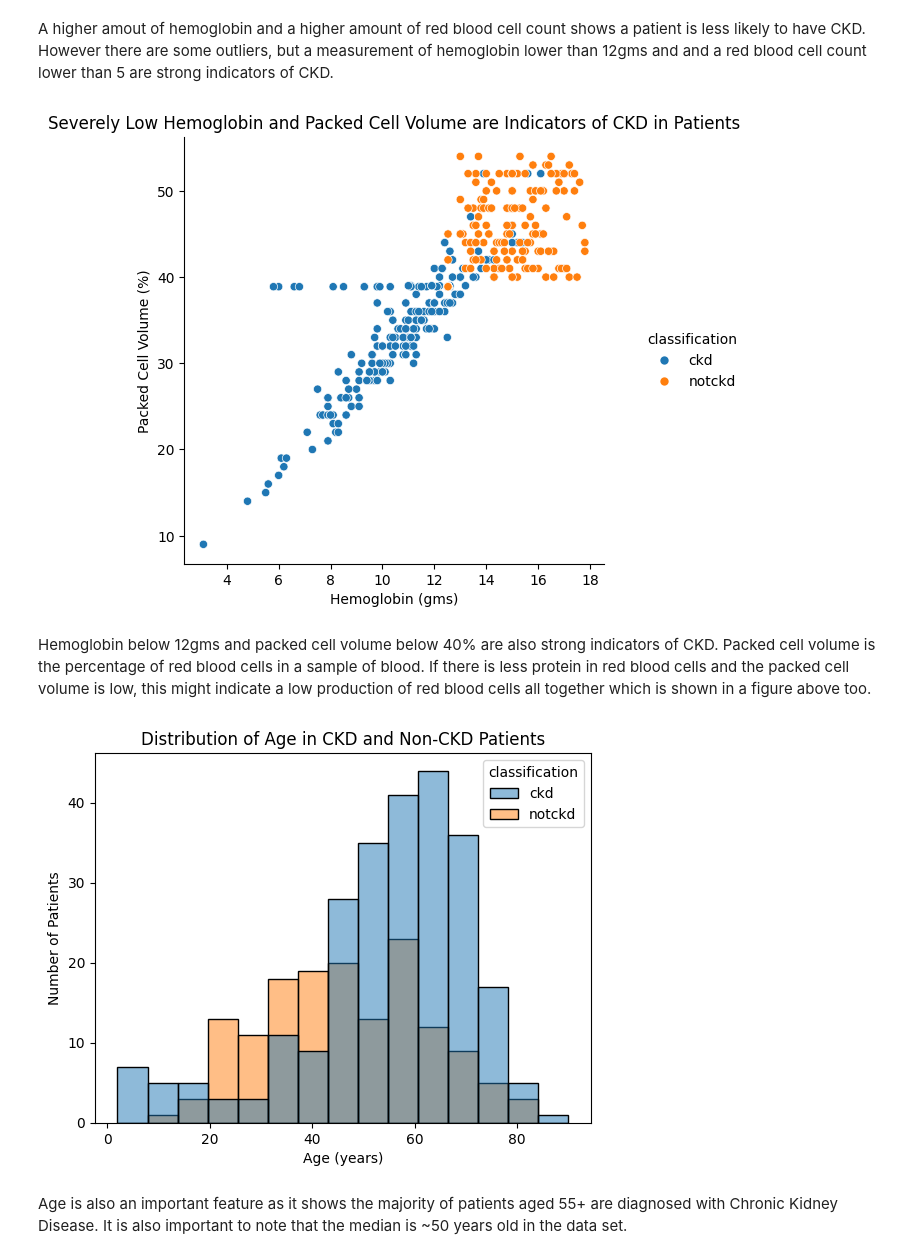
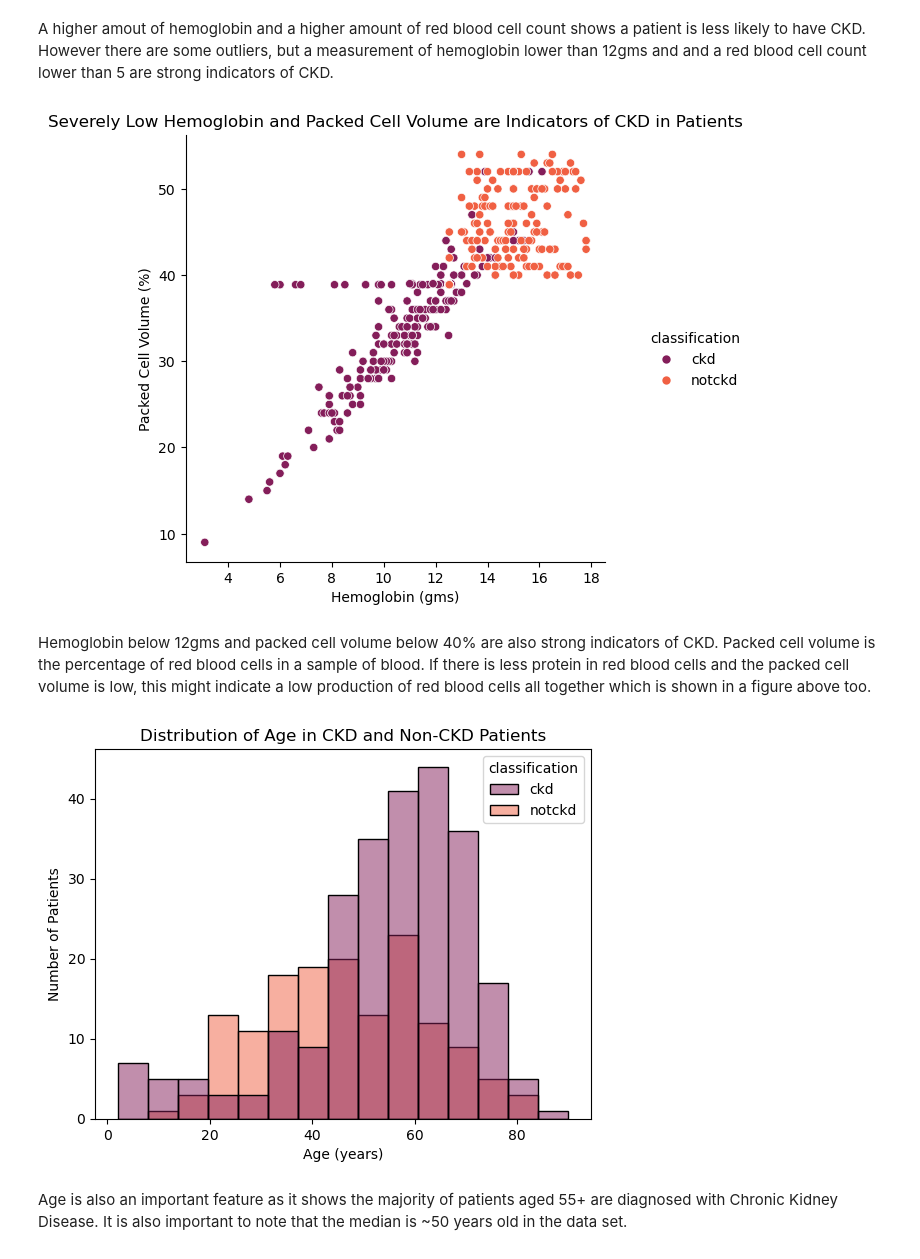
Before and after one commit to unprosaiclabyrinth/PrognosiX, a Jupyter notebook: notebooks/eda.ipynb, the cells around one changed output. Saved outputs shown, nothing was run; the diff lists cells and outputs as text; code cells hidden in the pictures.

```diff
--- a/notebooks/eda.ipynb
+++ b/notebooks/eda.ipynb
@@ -515,23 +516,23 @@ plt.show()
 # %% [markdown]
 A higher amout of hemoglobin and a higher amount of red blood cell count shows a patient is less likely to have CKD. However there are some outliers, but a measurement of hemoglobin lower than 12gms and and a red blood cell count lower than 5 are strong indicators of CKD.
 # %%
-sns.relplot(data=df, x="hemo", y="pcv", hue="classification")
+sns.relplot(data=df, x="hemo", y="pcv", hue="classification", palette="rocket")
 plt.title("Severely Low Hemoglobin and Packed Cell Volume are Indicators of CKD in Patients")
 plt.xlabel('Hemoglobin (gms)')
 plt.ylabel('Packed Cell Volume (%)')
 plt.show()
 # %% [output]
-[figure, old version]
+[figure, new version]
 # %% [markdown]
 Hemoglobin below 12gms and packed cell volume below 40% are also strong indicators of CKD. Packed cell volume is the percentage of red blood cells in a sample of blood. If there is less protein in red blood cells and the packed cell volume is low, this might indicate a low production of red blood cells all together which is shown in a figure above too.
 # %%
-sns.histplot(data=df, x='age', hue='classification')
+sns.histplot(data=df, x='age', hue='classification', palette ='rocket')
 plt.title("Distribution of Age in CKD and Non-CKD Patients")
 plt.xlabel('Age (years)')
 plt.ylabel('Number of Patients')
 plt.show()
 # %% [output]
-[figure, old version]
+[figure, new version]
 # %% [markdown]
 Age is also an important feature as it shows the majority of patients aged 55+ are diagnosed with Chronic Kidney Disease. It is also important to note that the median is ~50 years old in the data set.
 # %% [markdown]
```
Also changed, not shown: parts of 13 cells of this notebook.
